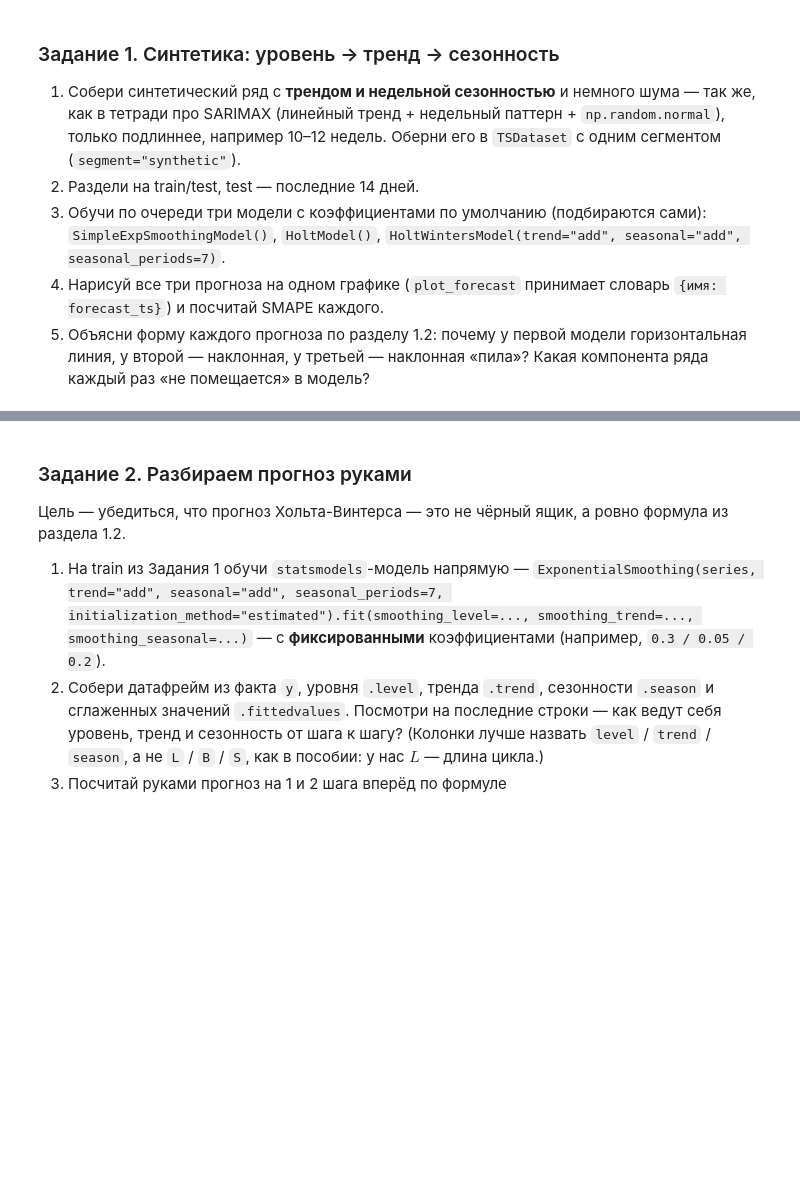
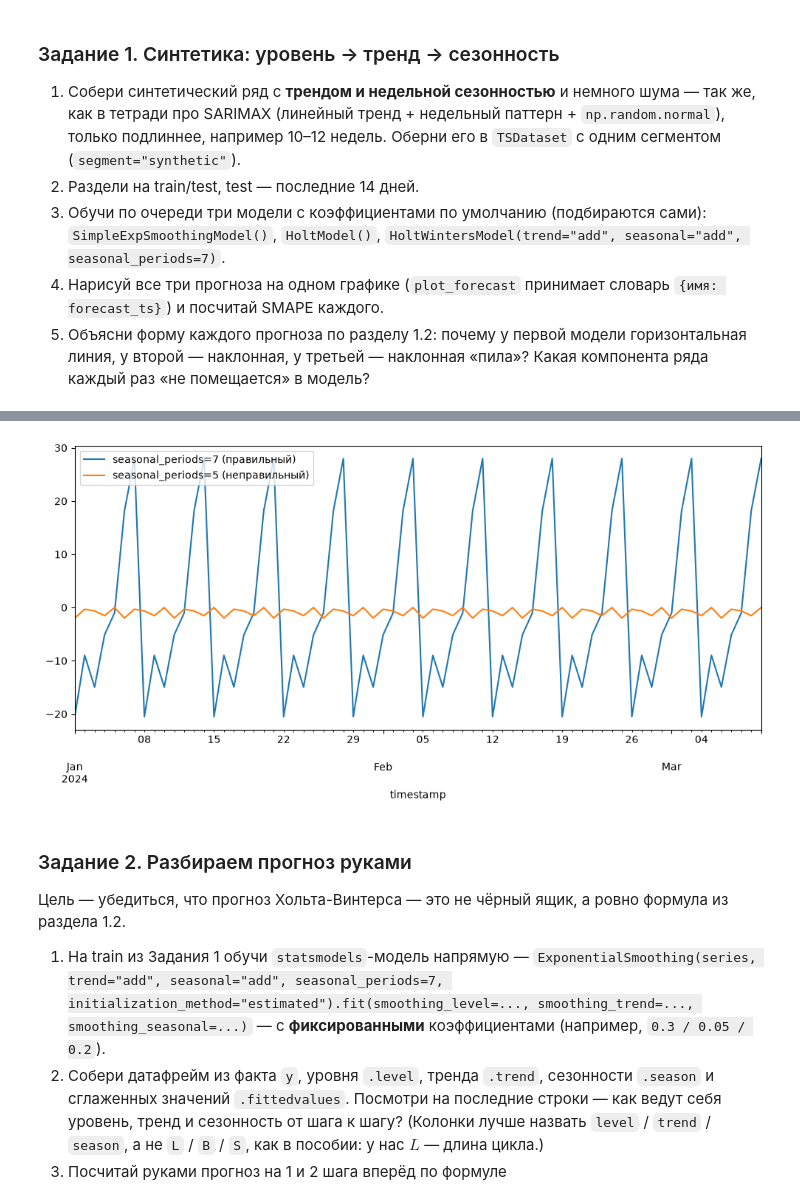
Before and after one commit to skv-analyst/study-etna, a Jupyter notebook: weeks/week-01-infra-and-classic-models/ch06-HoltWintersModel.ipynb, the cells around one changed output, grey strips where cells are left out. Drawn from its saved outputs; the diff is of its cells as text; code cells hidden in the pictures; blank space fills up the shorter version.

```diff
--- a/weeks/week-01-infra-and-classic-models/ch06-HoltWintersModel.ipynb
+++ b/weeks/week-01-infra-and-classic-models/ch06-HoltWintersModel.ipynb
@@ -160,3 +224,30 @@ HORIZON = 14
+# %%
+# Тройное экспоненциальное сглаживание с НЕПРАВИЛЬНЫМ периодом: seasonal_periods=5 вместо 7
+model_triple_error = HoltWintersModel(trend="add", seasonal="add", seasonal_periods=5)
+model_triple_error.fit(train_ts)
+future_triple_error = train_ts.make_future(future_steps=HORIZON)
+forecast_triple_error = model_triple_error.forecast(future_triple_error)
+errors["triple_error"] = SMAPE()(y_true=test_ts, y_pred=forecast_triple_error)
+
+# Почему прогноз получается почти как у Хольта (двойного сглаживания)?
+
+# Модель заводит 5 сезонных поправок — по одной на каждую позицию «цикла из 5 дней» — и считает, что позиция 1 каждый раз означает одно и то же.
+# Но настоящий цикл — 7 дней, поэтому позиция 1 каждый цикл приходится на РАЗНЫЙ день недели: 1-й цикл → пн, 2-й → сб, 3-й → чт, 4-й → вт, ...
+# Поправку для позиции 1 «тянут» то понедельник (−20), то суббота (+30), то четверг (−5) — в среднем они гасят друг друга, и поправка уходит к нулю.
+# То же со всеми пятью позициями.
+# Итог: сезонные поправки ≈ 0, и прогноз ℓ + m·b + I превращается в ℓ + m·b — это и есть Хольт.
+
+# Проверка — смотрим на РАЗМЕР сезонных поправок:
+#   период 7 — чёткая «пила» (≈ −20 … +28, наш недельный паттерн минус его среднее);
+#   период 5 — мелкие значения около нуля, узор не найден.
+ax = model_triple.get_model()["synthetic"].season.plot(
+    label="seasonal_periods=7 (правильный)",
+    figsize=(12, 5),
+)
+model_triple_error.get_model()["synthetic"].season.plot(ax=ax, label="seasonal_periods=5 (неправильный)")
+ax.legend(loc="upper left");
+# %% [output]
+[figure, added]
 # %% [markdown]
 ### Задание 2. Разбираем прогноз руками
 
```
Also changed, not shown: parts of 6 cells of this notebook.
